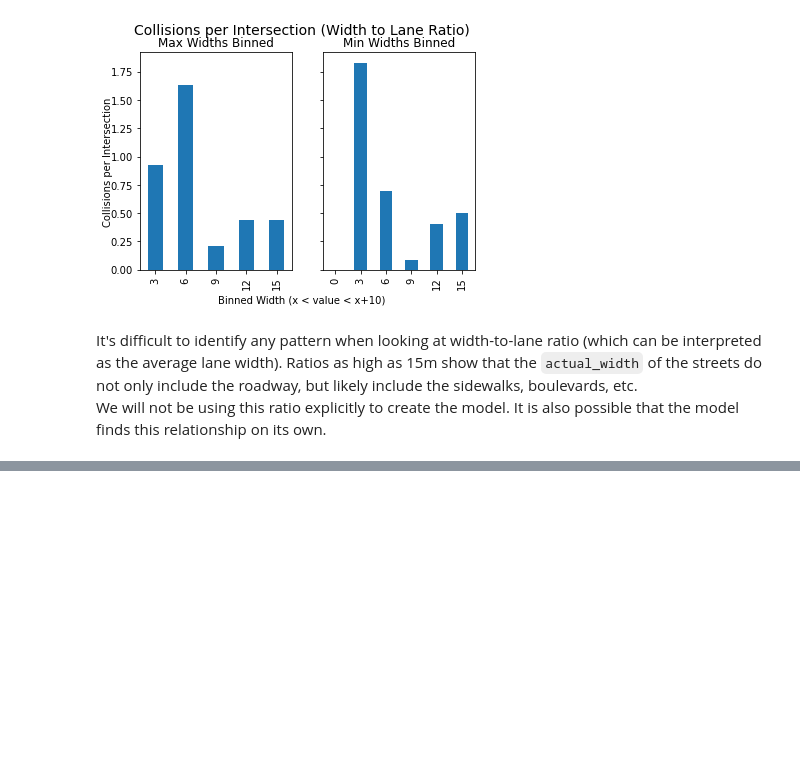
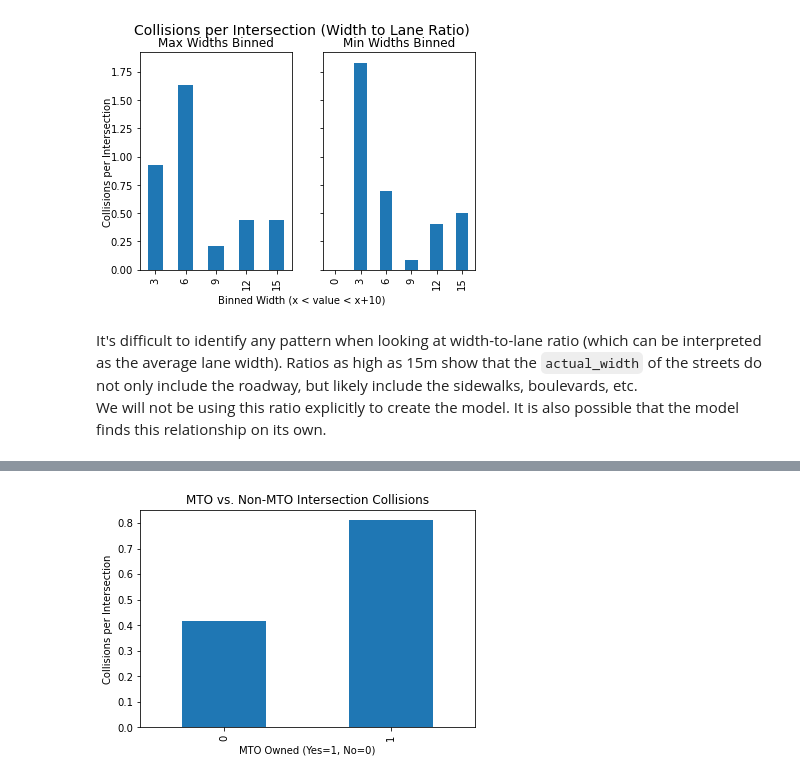
Before and after one commit to FutureProg/Burlington-Crash-Probability-2023, a Jupyter notebook: 2_analysis.ipynb, the cells around one changed output, grey strips where cells are left out. Saved outputs shown, nothing was run; the diff lists cells and outputs as text; code cells hidden in the pictures; blank space fills up the shorter version.

```diff
--- a/2_analysis.ipynb
+++ b/2_analysis.ipynb
@@ -213,0 +232,8 @@ We will not be using this ratio explicitly to create the model. It is also possi
+# %%
+(data_df[['MTO_owned', 'geohash']]['MTO_owned'].value_counts()/stats['MTO_owned']).plot.bar()
+plt.xlabel("MTO Owned (Yes=1, No=0)")
+plt.ylabel("Collisions per Intersection")
+plt.title("MTO vs. Non-MTO Intersection Collisions")
+plt.show()
+# %% [output]
+[figure, added]
```
Also changed, not shown: parts of 7 cells of this notebook.
